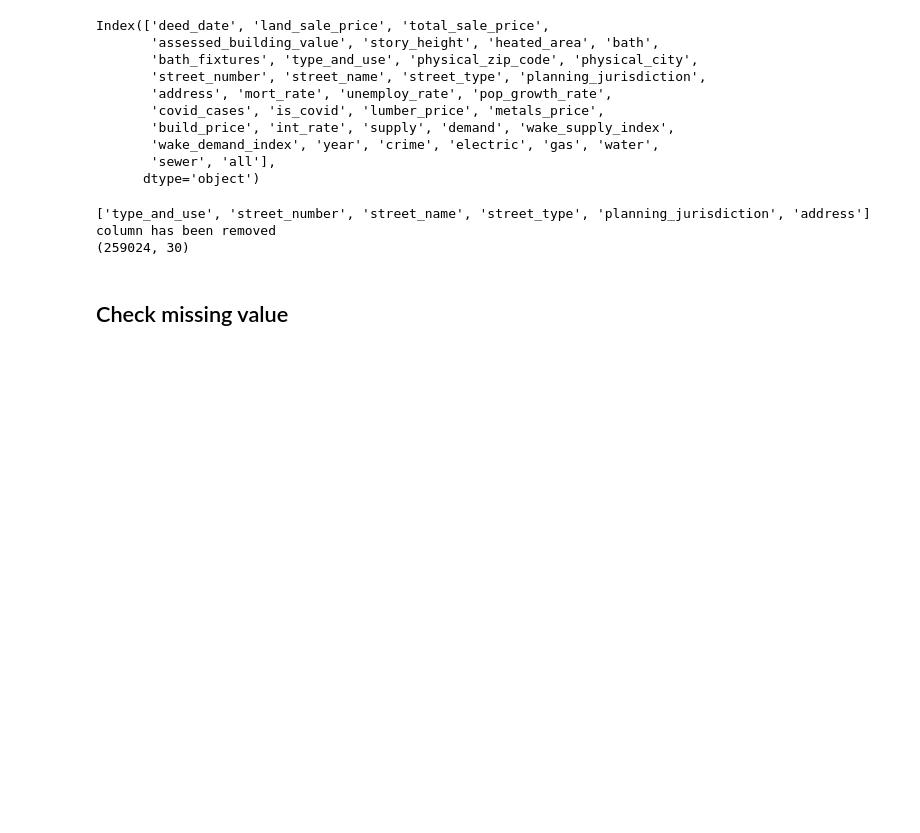
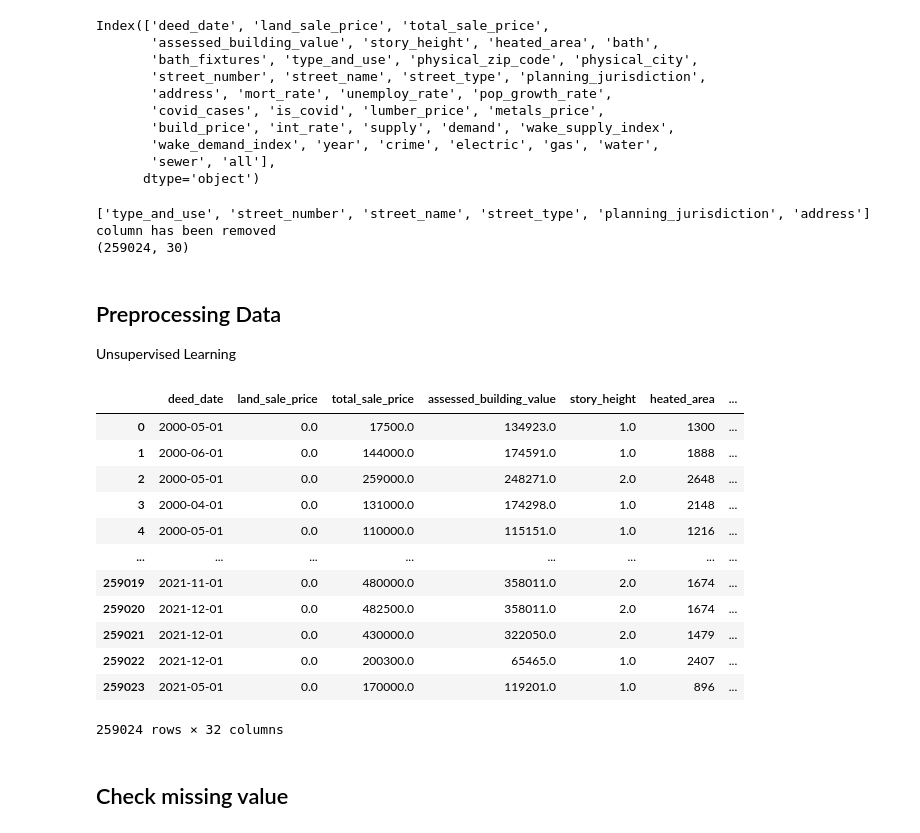
Before and after one commit to alisongh/SIADS-696-Milestone-II, a Jupyter notebook: 02_house_summary.ipynb, the cells around one changed output. Saved outputs shown, nothing was run; the diff lists cells and outputs as text; code cells hidden in the pictures; blank space fills up the shorter version.

Commit message:
added unsupervised learning preprocess

```diff
--- a/02_house_summary.ipynb
+++ b/02_house_summary.ipynb
@@ -918,6 +918,29 @@ def final_df(updated_house_df, removed_column):
     print(f"{removed_column} column has been removed")
     print(updated_house_df.shape)
     return updated_house_df
+# %%
+def preprocessing_data(df, ml_type, removed_col=None, keeped_col=None, minmax_scaled_col=None):
+    if ml_type == "unsupervised":
+        df['assessed_value_per_heated_area'] = df['assessed_building_value'] / df['heated_area']
+        df['covid_year_timeline'] = df['year']-2020
+        df['physical_zip_code'] = df['physical_zip_code'].astype('str')
+
+        # # if cols are not from removed_col, keeped_col, and minmax_scaled_col, we take that categorical (non number) cols for OneHotEncoding
+        # df_pro_1 = df.drop(columns=removed_col + keeped_col + minmax_scaled_col)
+        # col_onehot_cat = df_pro_1.select_dtypes(exclude=np.number).columns.tolist()
+        # # if cols are not from removed_col, keeped_col, and minmax_scaled_col, they are the remaining numeric cols, we now check for skewness
+        # df_pro_2 = df.drop(columns=col_onehot_cat).columns.tolist()
+        # skew_check = df[df_pro_2].skew()
+
+        # col_log_scale = skew_check.loc[skew_check >= 1].index.tolist()
+        # col_scale = skew_check.loc[skew_check < 1].index.tolist()
+        # print('log scaled', col_log_scale)
+        # print('std scales', col_scale)
+    else:
+        print("Cannot process the data for supervised learning")
+        pass
+
+    return df#, df_pro_1, df_pro_2, col_onehot_cat, col_log_scale, col_scale
 # %% [markdown]
 ## Read files
 # %%
@@ -1234,6 +1257,26 @@ updated_house_df = final_df(updated_house_df, removed_column)
 # %% [output]
 ['type_and_use', 'street_number', 'street_name', 'street_type', 'planning_jurisdiction', 'address'] column has been removed
 (259024, 30)
+# %% [markdown]
+## Preprocessing Data
+
+Unsupervised Learning
+# %%
+updated_house_df = preprocessing_data(updated_house_df, ml_type="unsupervised")
+# %% [output]
+|  | deed_date | land_sale_price | total_sale_price | assessed_building_value | story_height | heated_area | ... |
+| 0 | 2000-05-01 | 0.0 | 17500.0 | 134923.0 | 1.0 | 1300 | ... |
+| 1 | 2000-06-01 | 0.0 | 144000.0 | 174591.0 | 1.0 | 1888 | ... |
+| 2 | 2000-05-01 | 0.0 | 259000.0 | 248271.0 | 2.0 | 2648 | ... |
+| 3 | 2000-04-01 | 0.0 | 131000.0 | 174298.0 | 1.0 | 2148 | ... |
+| 4 | 2000-05-01 | 0.0 | 110000.0 | 115151.0 | 1.0 | 1216 | ... |
+| ... | ... | ... | ... | ... | ... | ... | ... |
+| 259019 | 2021-11-01 | 0.0 | 480000.0 | 358011.0 | 2.0 | 1674 | ... |
+| 259020 | 2021-12-01 | 0.0 | 482500.0 | 358011.0 | 2.0 | 1674 | ... |
+| 259021 | 2021-12-01 | 0.0 | 430000.0 | 322050.0 | 2.0 | 1479 | ... |
+| 259022 | 2021-12-01 | 0.0 | 200300.0 | 65465.0 | 1.0 | 2407 | ... |
+| 259023 | 2021-05-01 | 0.0 | 170000.0 | 119201.0 | 1.0 | 896 | ... |
+259024 rows × 32 columns
 # %% [markdown]
 ## Check missing value
 # %%
```
Also changed, not shown: parts of 3 cells of this notebook.
